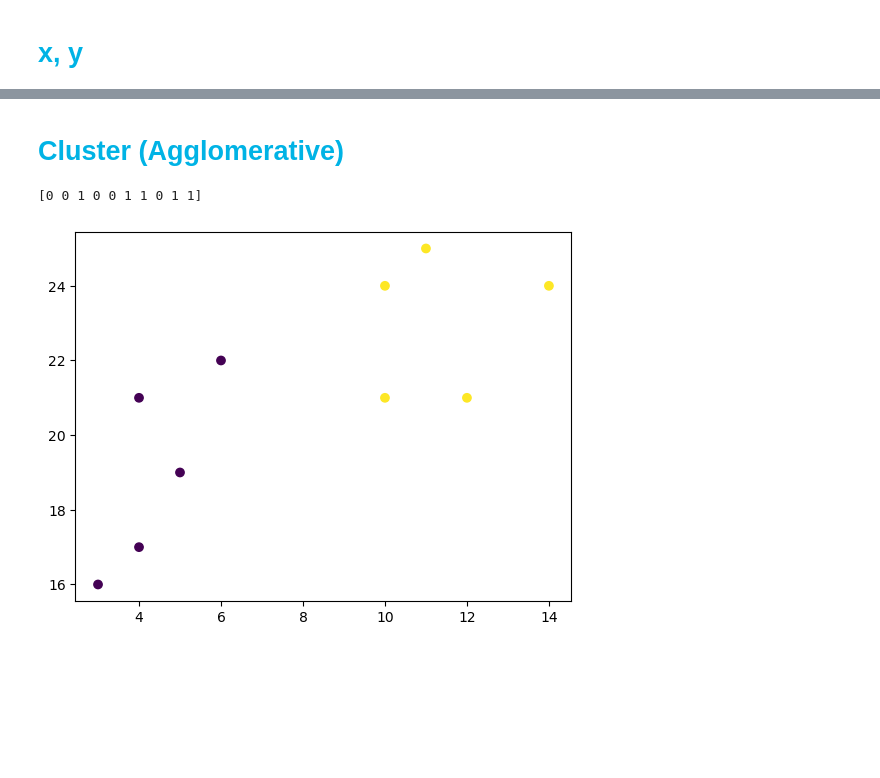
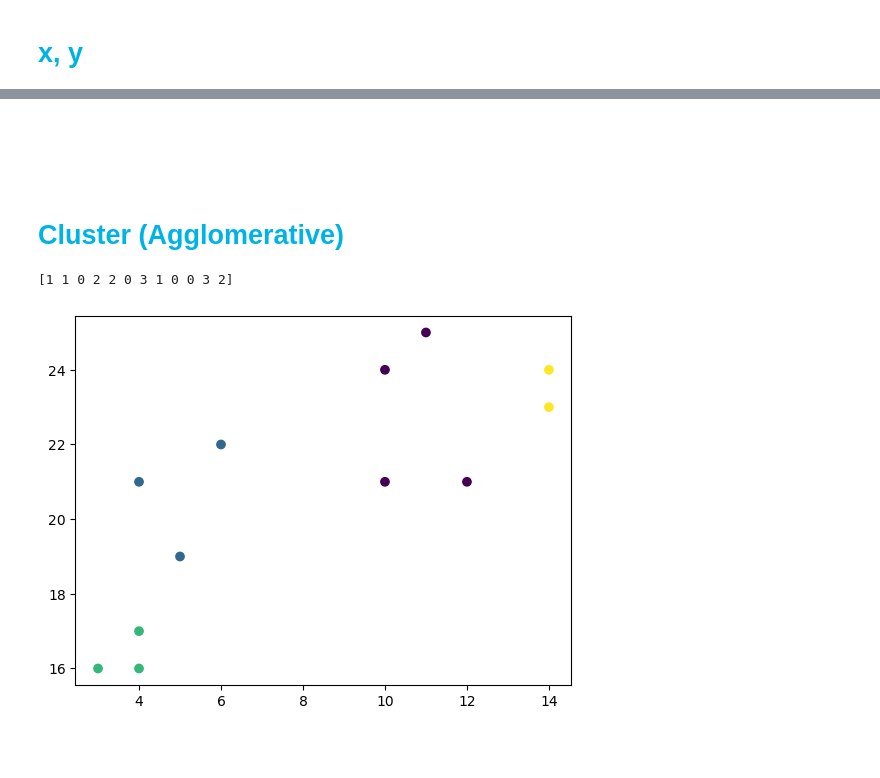
Before and after one commit to seyed7seyed/Cars_Clustering_By_Scikit_Learn, a Jupyter notebook: Clustering_Hierarchical.ipynb, the cells around one changed output, grey strips where cells are left out. Saved outputs shown, nothing was run; the diff lists cells and outputs as text; code cells hidden in the pictures; blank space fills up the shorter version.

```diff
--- a/Clustering_Hierarchical.ipynb
+++ b/Clustering_Hierarchical.ipynb
@@ -14,8 +15,8 @@ from sklearn.cluster         import AgglomerativeClustering
 #####
 <span style="font-family:MV Boli; font-weight:Bold; font-size:1.8em; color:#00b3e5;"> x, y
 # %%
-x = [  4,  5, 10,  4,  3, 11, 14,  6, 10, 12 ]
-y = [ 21, 19, 24, 17, 16, 25, 24, 22, 21, 21 ]
+x = [  4,  5, 10,  4,  3, 11, 14,  6, 10, 12, 14,  4 ]
+y = [ 21, 19, 24, 17, 16, 25, 24, 22, 21, 21, 23, 16 ]
 
 plt.scatter(x, y)
 plt.show()
@@ -27,4 +33,10 @@ plt.show()
 # %%
-data = list(zip(x, y))
-print(data)
+data = pd.DataFrame()
+data['x'] = x
+data['y'] = y
+
+INDEX = [ "A", "B", "C", "D", "E", "F", "G", "H", "I", "J", "K", "L" ]
+data.index = INDEX
+
+data.head(3)
 # %% [output]
@@ -53,17 +124,21 @@ plt.show()
+# %% [markdown]
+#####
+# %% [markdown]
+#####
 # %% [markdown]
 #####
 <span style="font-family:MV Boli; font-weight:Bold; font-size:1.8em; color:#00b3e5;"> Cluster (Agglomerative)
 # %%
-hierarchical_cluster = AgglomerativeClustering( n_clusters=2, metric='euclidean', linkage='ward' )
-labels               = hierarchical_cluster.fit_predict( data )
-print( labels )
+hierarchical_cluster = AgglomerativeClustering( n_clusters=4, metric='euclidean', linkage='ward' )
+Agg_labels           = hierarchical_cluster.fit_predict( data )
+print( Agg_labels )
 # %% [output]
-[0 0 1 0 0 1 1 0 1 1]
+[1 1 0 2 2 0 3 1 0 0 3 2]
 # %%
-plt.scatter( x, y, c=labels )
+plt.scatter( x, y, c=Agg_labels )
 plt.show()
 # %% [output]
-[figure, old version]
+[figure, new version]
 # %% [markdown]
 #####
 # %% [markdown]
```
Also changed, not shown: parts of 14 cells of this notebook.
